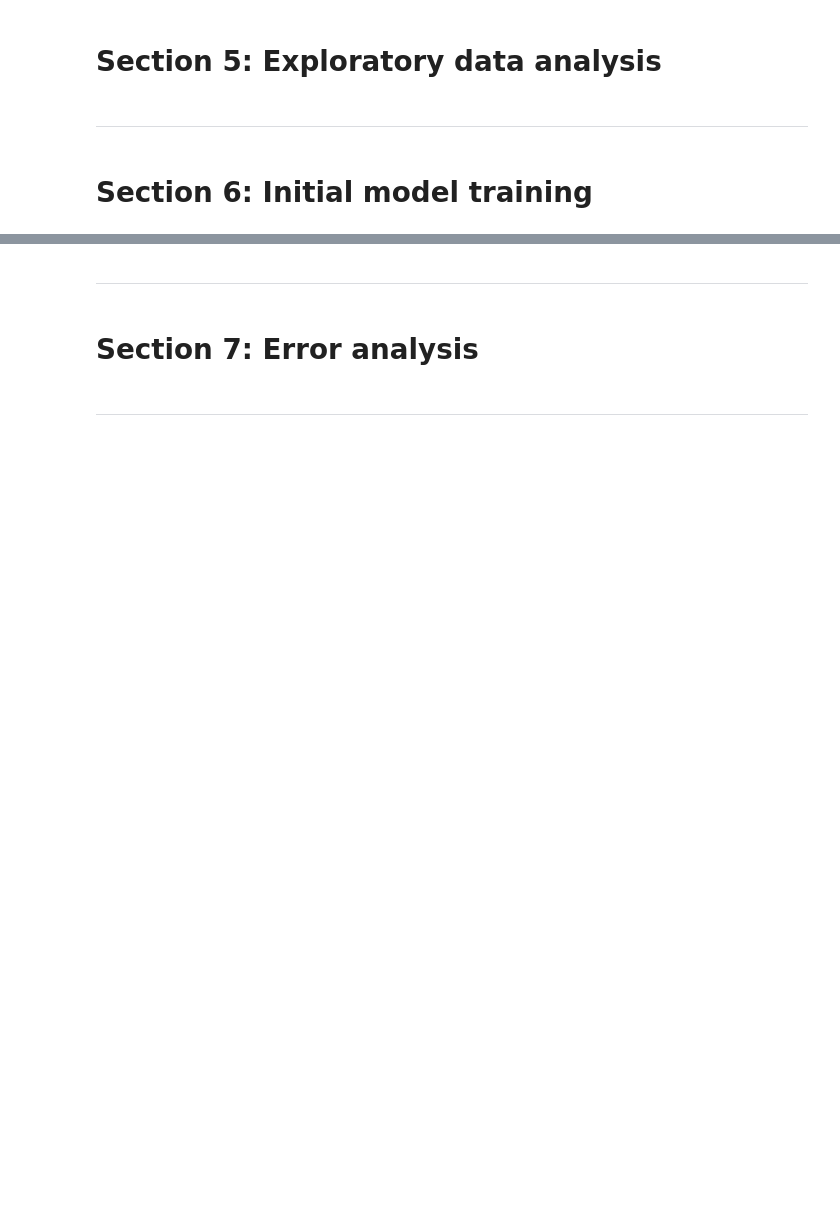
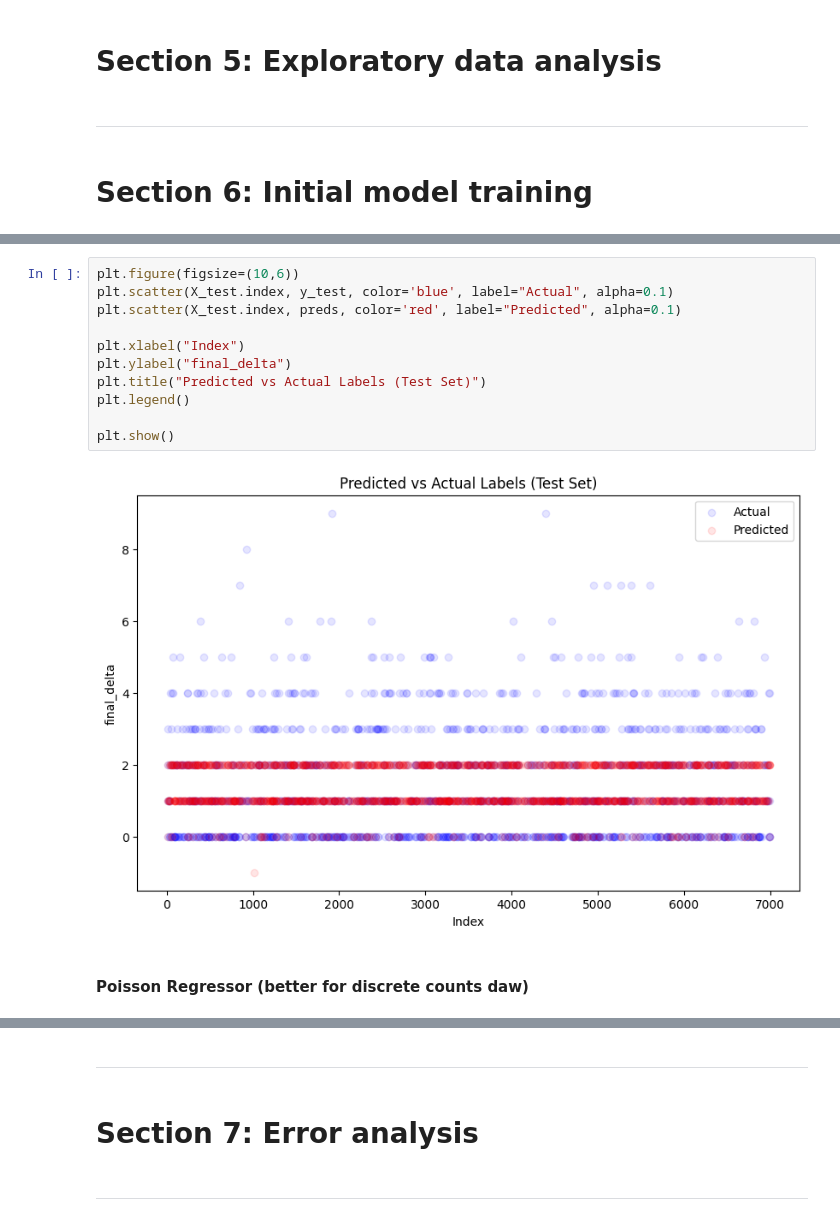
Before and after one commit to yuanpngn/STINTSY_MLP, a Jupyter notebook: [STINTSY]_Machine_Learning_Project.ipynb, the cells around one changed output, grey strips where cells are left out. Cells and saved outputs as stored; diff of their text form; blank space fills up the shorter version.

```diff
--- a/[STINTSY]_Machine_Learning_Project.ipynb
+++ b/[STINTSY]_Machine_Learning_Project.ipynb
@@ -299,0 +420,15 @@ Pedregosa, F., et al. (2011). Scikit-learn: Machine learning in Python. Journal
+# %%
+plt.figure(figsize=(10,6))
+plt.scatter(X_test.index, y_test, color='blue', label="Actual", alpha=0.1)
+plt.scatter(X_test.index, preds, color='red', label="Predicted", alpha=0.1)
+
+plt.xlabel("Index")
+plt.ylabel("final_delta")
+plt.title("Predicted vs Actual Labels (Test Set)")
+plt.legend()
+
+plt.show()
+# %% [output]
+[figure, added]
+# %% [markdown]
+#### Poisson Regressor (better for discrete counts daw)
```
Also changed, not shown: parts of 21 cells of this notebook, 1 other file.
